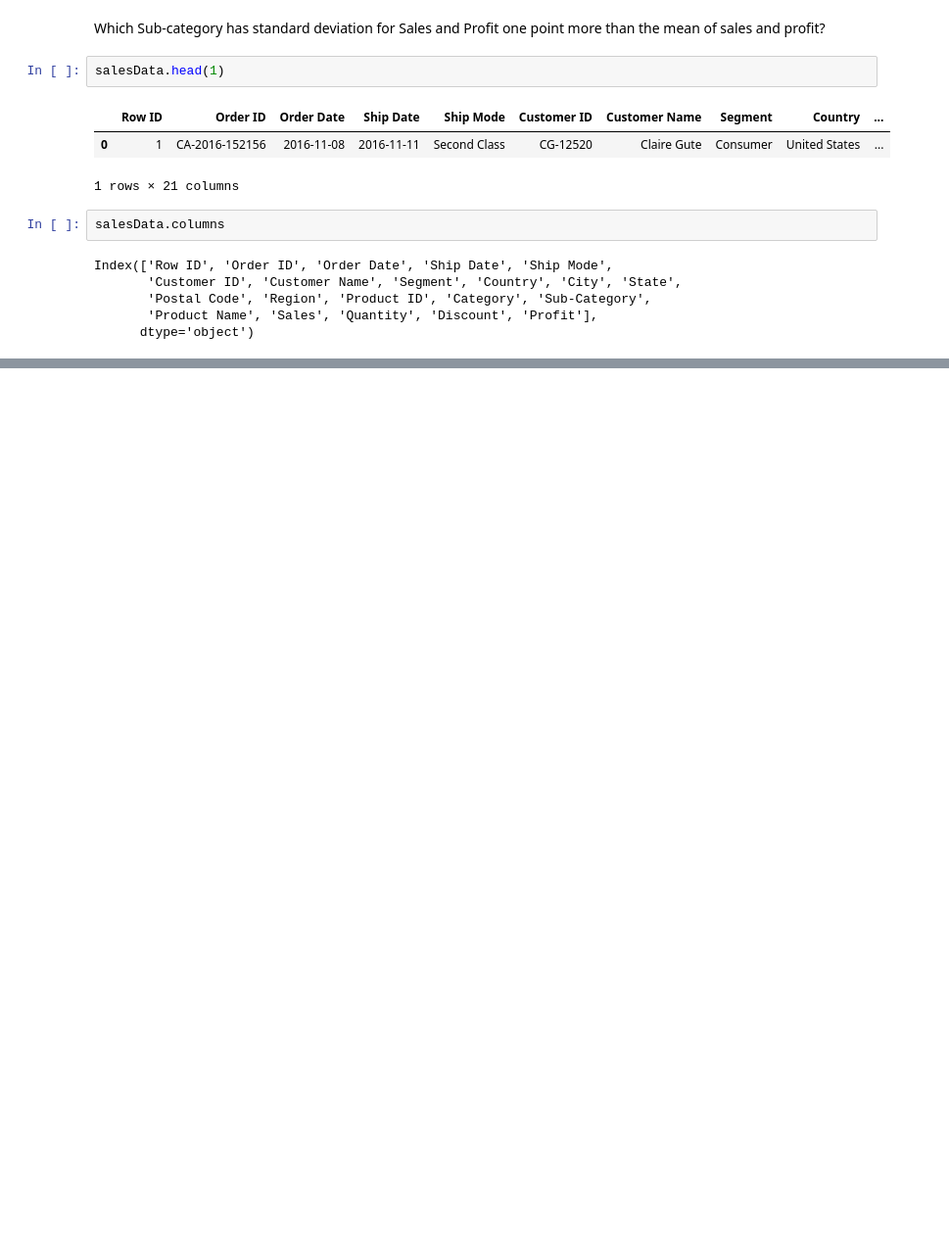
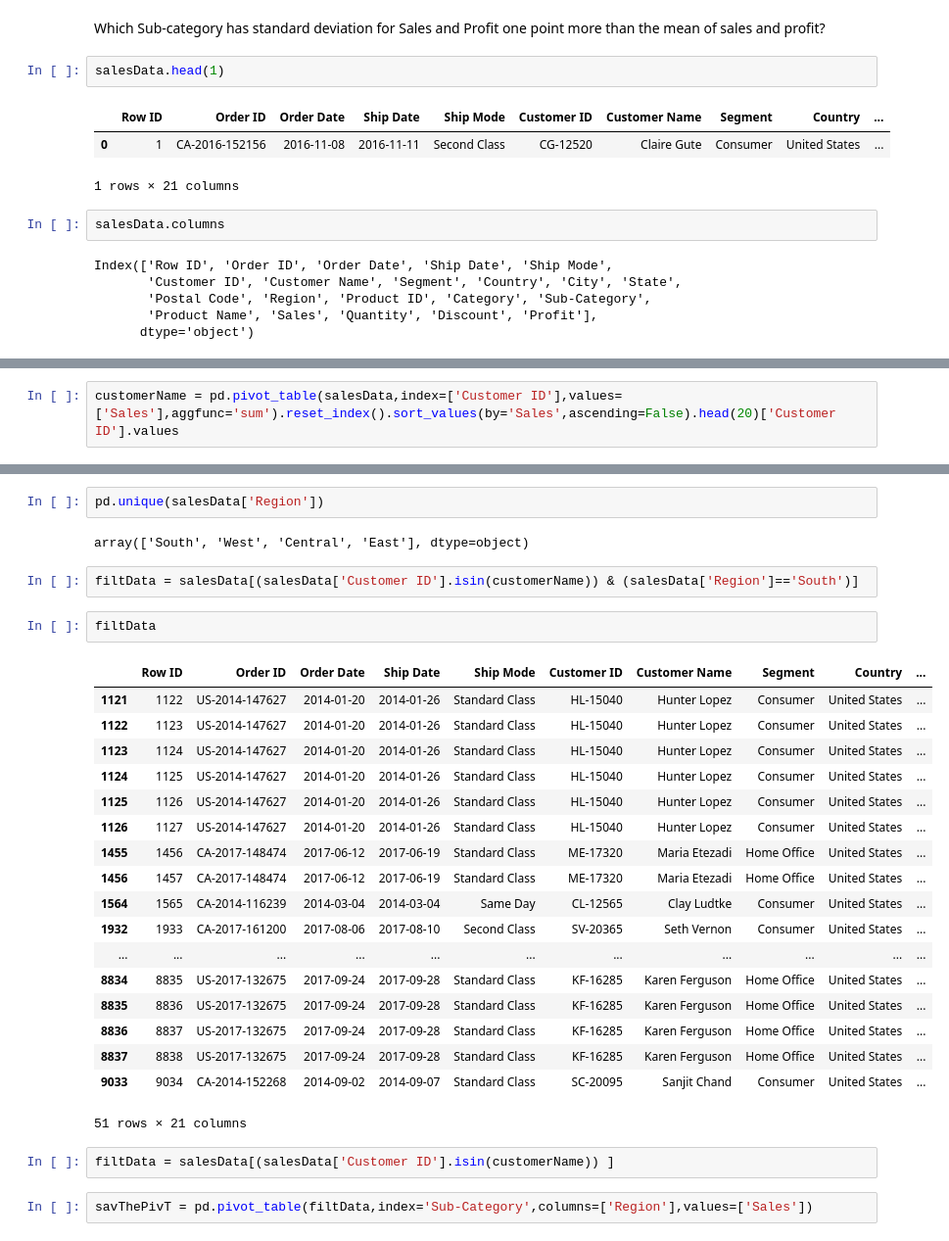
Before and after one commit to vash-ashutosh/Advanced-Data-Manipulation, a Jupyter notebook: Playing with Data - Python Pandas.ipynb, the cells around one changed output, grey strips where cells are left out. Shown: that part at 98% size. Saved outputs shown, nothing was run; the diff lists cells and outputs as text; blank space fills up the shorter version.

Commit message:
Analysis and operations on the Data

```diff
--- a/Playing with Data - Python Pandas.ipynb
+++ b/Playing with Data - Python Pandas.ipynb
@@ -1191,0 +1298,2 @@ mean
+# %%
+customerName = pd.pivot_table(salesData,index=['Customer ID'],values=['Sales'],aggfunc='sum').reset_index().sort_values(by='Sales',ascending=False).head(20)['Customer ID'].values
@@ -1191,0 +1323,31 @@ mean
+# %%
+pd.unique(salesData['Region'])
+# %% [output]
+array(['South', 'West', 'Central', 'East'], dtype=object)
+# %%
+filtData = salesData[(salesData['Customer ID'].isin(customerName)) & (salesData['Region']=='South')]
+# %%
+filtData
+# %% [output]
+|  | Row ID | Order ID | Order Date | Ship Date | Ship Mode | Customer ID | Customer Name | Segment | Country | ... |
+| 1121 | 1122 | US-2014-147627 | 2014-01-20 | 2014-01-26 | Standard Class | HL-15040 | Hunter Lopez | Consumer | United States | ... |
+| 1122 | 1123 | US-2014-147627 | 2014-01-20 | 2014-01-26 | Standard Class | HL-15040 | Hunter Lopez | Consumer | United States | ... |
+| 1123 | 1124 | US-2014-147627 | 2014-01-20 | 2014-01-26 | Standard Class | HL-15040 | Hunter Lopez | Consumer | United States | ... |
+| 1124 | 1125 | US-2014-147627 | 2014-01-20 | 2014-01-26 | Standard Class | HL-15040 | Hunter Lopez | Consumer | United States | ... |
+| 1125 | 1126 | US-2014-147627 | 2014-01-20 | 2014-01-26 | Standard Class | HL-15040 | Hunter Lopez | Consumer | United States | ... |
+| 1126 | 1127 | US-2014-147627 | 2014-01-20 | 2014-01-26 | Standard Class | HL-15040 | Hunter Lopez | Consumer | United States | ... |
+| 1455 | 1456 | CA-2017-148474 | 2017-06-12 | 2017-06-19 | Standard Class | ME-17320 | Maria Etezadi | Home Office | United States | ... |
+| 1456 | 1457 | CA-2017-148474 | 2017-06-12 | 2017-06-19 | Standard Class | ME-17320 | Maria Etezadi | Home Office | United States | ... |
+| 1564 | 1565 | CA-2014-116239 | 2014-03-04 | 2014-03-04 | Same Day | CL-12565 | Clay Ludtke | Consumer | United States | ... |
+| 1932 | 1933 | CA-2017-161200 | 2017-08-06 | 2017-08-10 | Second Class | SV-20365 | Seth Vernon | Consumer | United States | ... |
+| ... | ... | ... | ... | ... | ... | ... | ... | ... | ... | ... |
+| 8834 | 8835 | US-2017-132675 | 2017-09-24 | 2017-09-28 | Standard Class | KF-16285 | Karen Ferguson | Home Office | United States | ... |
+| 8835 | 8836 | US-2017-132675 | 2017-09-24 | 2017-09-28 | Standard Class | KF-16285 | Karen Ferguson | Home Office | United States | ... |
+| 8836 | 8837 | US-2017-132675 | 2017-09-24 | 2017-09-28 | Standard Class | KF-16285 | Karen Ferguson | Home Office | United States | ... |
+| 8837 | 8838 | US-2017-132675 | 2017-09-24 | 2017-09-28 | Standard Class | KF-16285 | Karen Ferguson | Home Office | United States | ... |
+| 9033 | 9034 | CA-2014-152268 | 2014-09-02 | 2014-09-07 | Standard Class | SC-20095 | Sanjit Chand | Consumer | United States | ... |
+51 rows × 21 columns
+# %%
+filtData = salesData[(salesData['Customer ID'].isin(customerName)) ]
+# %%
+savThePivT = pd.pivot_table(filtData,index='Sub-Category',columns=['Region'],values=['Sales'])
```
Also changed, not shown: parts of 28 cells of this notebook.
